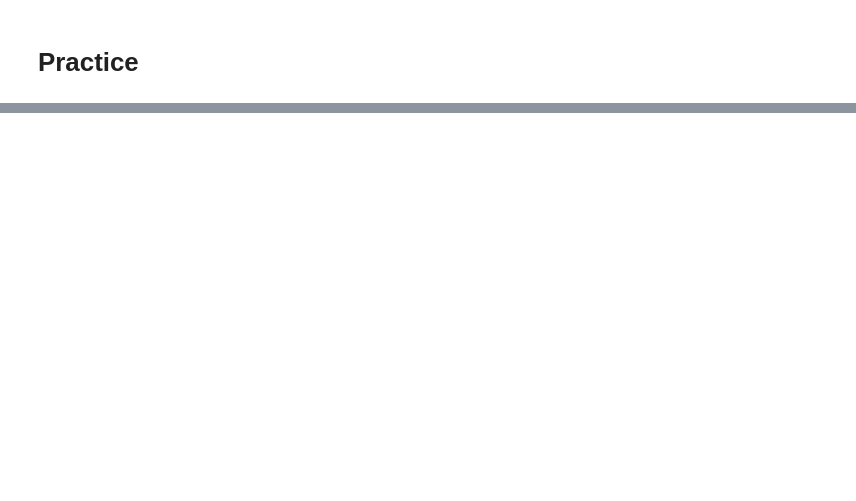
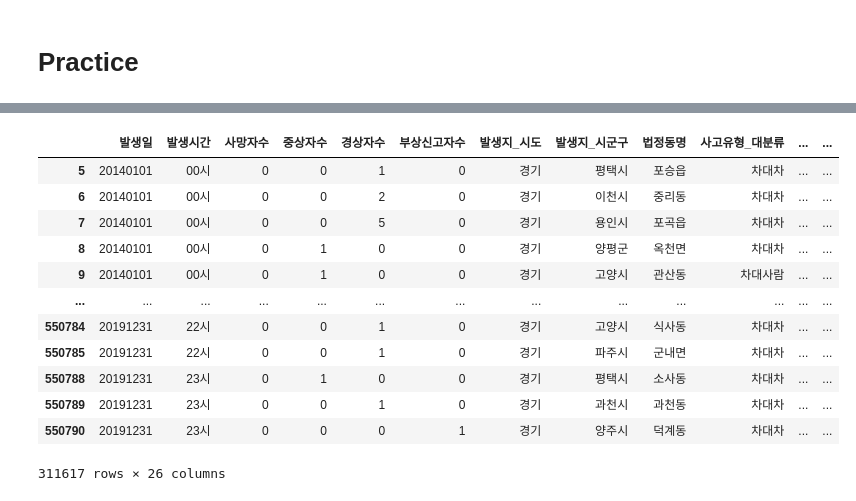
Before and after one commit to jwchoi179/SSU_BDPL_Data_Analysis, a Jupyter notebook: Data_Analysis.ipynb, the cells around one changed output, grey strips where cells are left out. Cells and saved outputs as stored; diff of their text form; code cells hidden in the pictures; blank space fills up the shorter version.

```diff
--- a/Data_Analysis.ipynb
+++ b/Data_Analysis.ipynb
@@ -22,0 +40,17 @@ cases
+# %%
+kyungi = cases[cases.발생지_시도 == '경기']
+kyungi
+# %% [output]
+|  | 발생일 | 발생시간 | 사망자수 | 중상자수 | 경상자수 | 부상신고자수 | 발생지_시도 | 발생지_시군구 | 법정동명 | 사고유형_대분류 | ... | ... |
+| 5 | 20140101 | 00시 | 0 | 0 | 1 | 0 | 경기 | 평택시 | 포승읍 | 차대차 | ... | ... |
+| 6 | 20140101 | 00시 | 0 | 0 | 2 | 0 | 경기 | 이천시 | 중리동 | 차대차 | ... | ... |
+| 7 | 20140101 | 00시 | 0 | 0 | 5 | 0 | 경기 | 용인시 | 포곡읍 | 차대차 | ... | ... |
+| 8 | 20140101 | 00시 | 0 | 1 | 0 | 0 | 경기 | 양평군 | 옥천면 | 차대차 | ... | ... |
+| 9 | 20140101 | 00시 | 0 | 1 | 0 | 0 | 경기 | 고양시 | 관산동 | 차대사람 | ... | ... |
+| ... | ... | ... | ... | ... | ... | ... | ... | ... | ... | ... | ... | ... |
+| 550784 | 20191231 | 22시 | 0 | 0 | 1 | 0 | 경기 | 고양시 | 식사동 | 차대차 | ... | ... |
+| 550785 | 20191231 | 22시 | 0 | 0 | 1 | 0 | 경기 | 파주시 | 군내면 | 차대차 | ... | ... |
+| 550788 | 20191231 | 23시 | 0 | 1 | 0 | 0 | 경기 | 평택시 | 소사동 | 차대차 | ... | ... |
+| 550789 | 20191231 | 23시 | 0 | 0 | 1 | 0 | 경기 | 과천시 | 과천동 | 차대차 | ... | ... |
+| 550790 | 20191231 | 23시 | 0 | 0 | 0 | 1 | 경기 | 양주시 | 덕계동 | 차대차 | ... | ... |
+311617 rows × 26 columns
```
Also changed, not shown: parts of 13 cells of this notebook, 5 other files.
